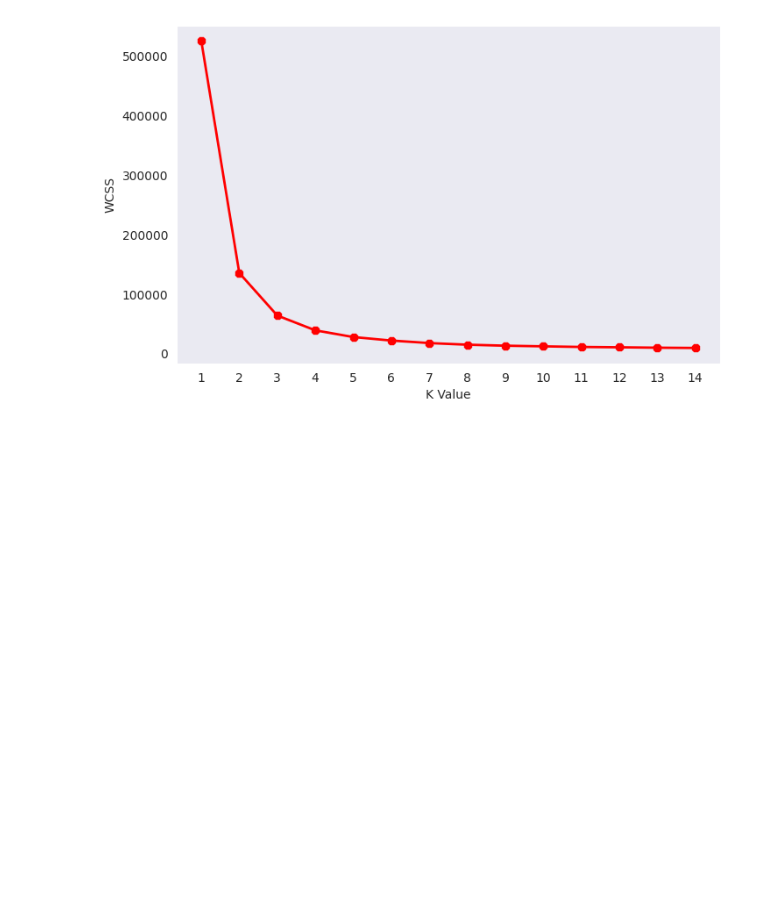
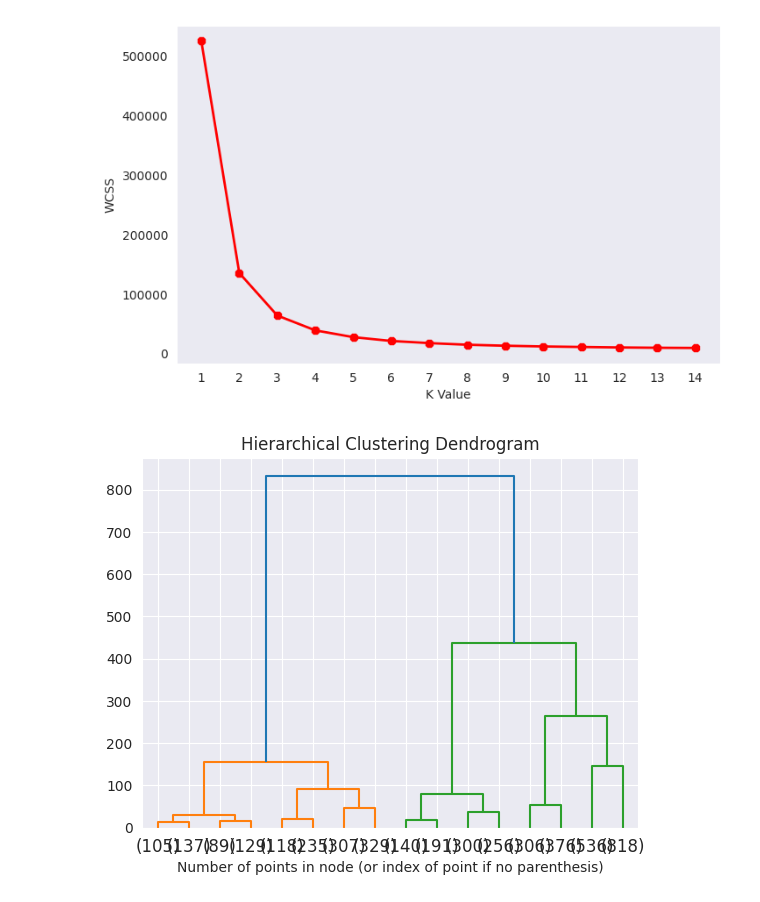
Before and after one commit to ankesh86/RecommendationSystems, a Jupyter notebook: Clustering_based_Recommendation.ipynb, the cells around one changed output. Saved outputs shown, nothing was run; the diff lists cells and outputs as text; code cells hidden in the pictures; blank space fills up the shorter version.

```diff
--- a/Clustering_based_Recommendation.ipynb
+++ b/Clustering_based_Recommendation.ipynb
@@ -171,3 +171,40 @@ plt.ylabel("WCSS")
 plt.show()
 # %% [output]
 [figure]
+# %%
+# Function to plot dendrogram
+def plot_dendrogram(model, **kwargs):
+    # Create linkage matrix and then plot the dendrogram
+    # Create the count of samples under each node
+    counts = np.zeros(model.children_.shape[0])
+    n_samples = len(model.labels_)
+
+    for i, merge in enumerate(model.children_):
+        current_count = 0
+        for child_idx in merge:
+            if child_idx < n_samples:
+                current_count += 1  # leaf node
+            else:
+                current_count += counts[child_idx - n_samples]
+        counts[i] = current_count
+
+    linkage_matrix = np.column_stack(
+        [model.children_, model.distances_, counts]
+    ).astype(float)
+
+    # Plot the corresponding dendrogram
+    dendrogram(linkage_matrix, **kwargs)
+
+# Setting distance_threshold=0 ensures we complete the full tree
+model = AgglomerativeClustering(distance_threshold=0, n_clusters=None)
+
+# Assuming df_customer is your DataFrame
+model = model.fit(df_customer.iloc[:, 6:])
+plt.title("Hierarchical Clustering Dendrogram")
+
+# Plot the top three levels of the dendrogram
+plot_dendrogram(model, truncate_mode='level', p=3)
+plt.xlabel("Number of points in node (or index of point if no parenthesis)")
+plt.show()
+# %% [output]
+[figure, added]
```
Also changed, not shown: parts of 21 cells of this notebook.
